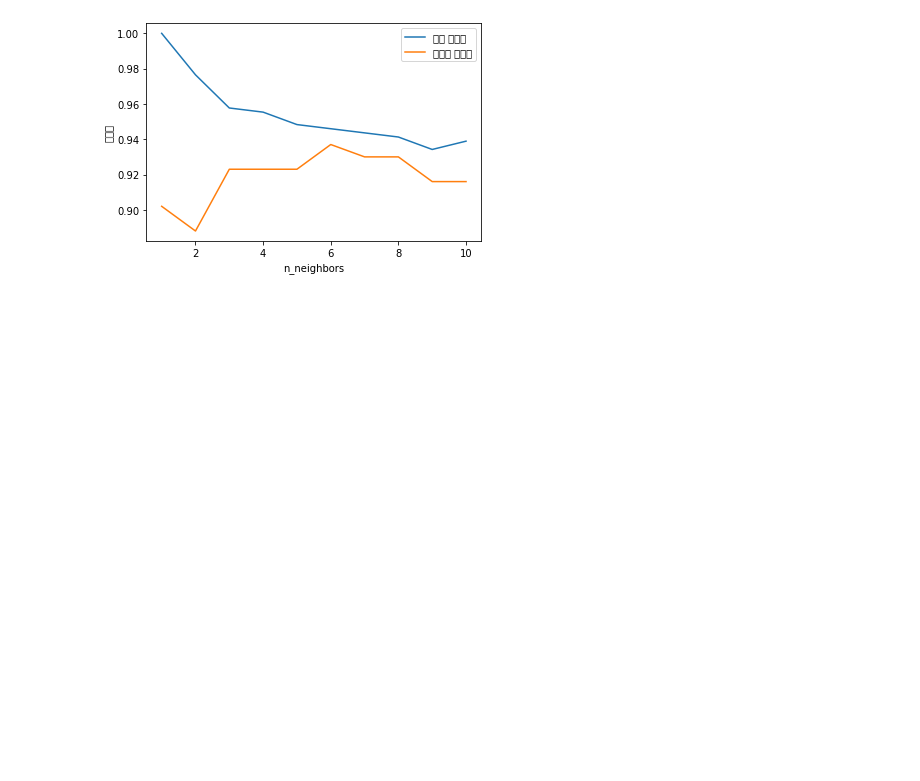
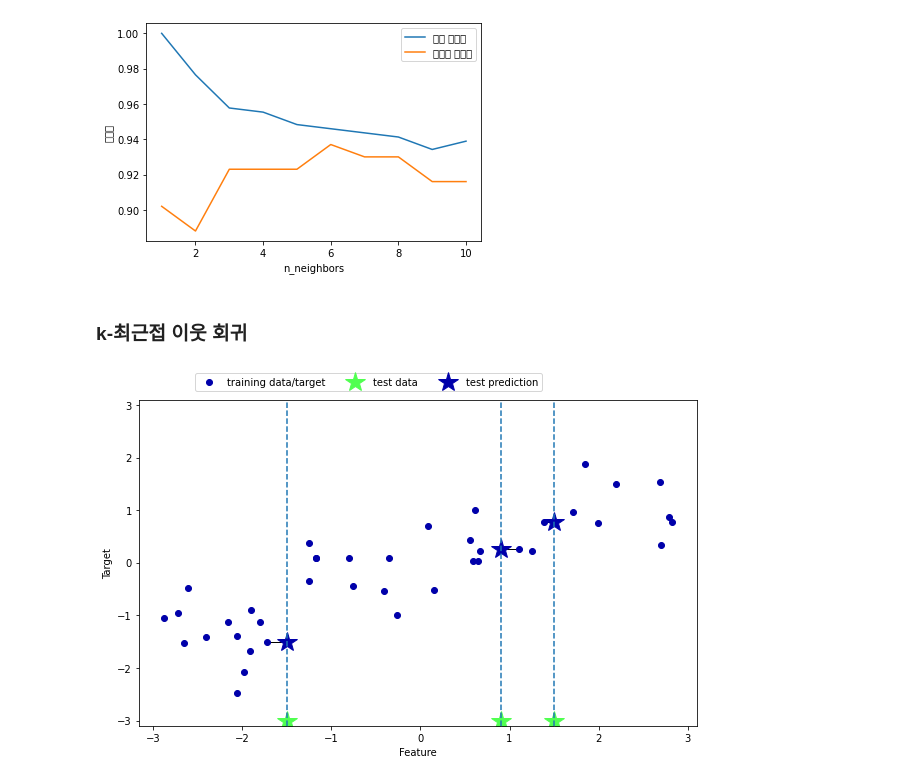
Before and after one commit to yeonseocho/Introduce-to-Machine-Learning-with-Python, a Jupyter notebook: 02. 지도 학습/2.3 지도 학습 알고리즘.ipynb, the cells around one changed output. Cells and saved outputs as stored; diff of their text form; code cells hidden in the pictures; blank space fills up the shorter version.

```diff
--- a/02. 지도 학습/2.3 지도 학습 알고리즘.ipynb
+++ b/02. 지도 학습/2.3 지도 학습 알고리즘.ipynb
@@ -190,3 +190,10 @@ plt.legend()
 # %% [output]
 <matplotlib.legend.Legend at 0x...>
 [figure]
+# %% [markdown]
+### k-최근접 이웃 회귀
+# %%
+#wave 데이터셋 이용
+mglearn.plots.plot_knn_regression(n_neighbors=1)
+# %% [output]
+[figure, added]
```
Also changed, not shown: parts of 3 cells of this notebook.
